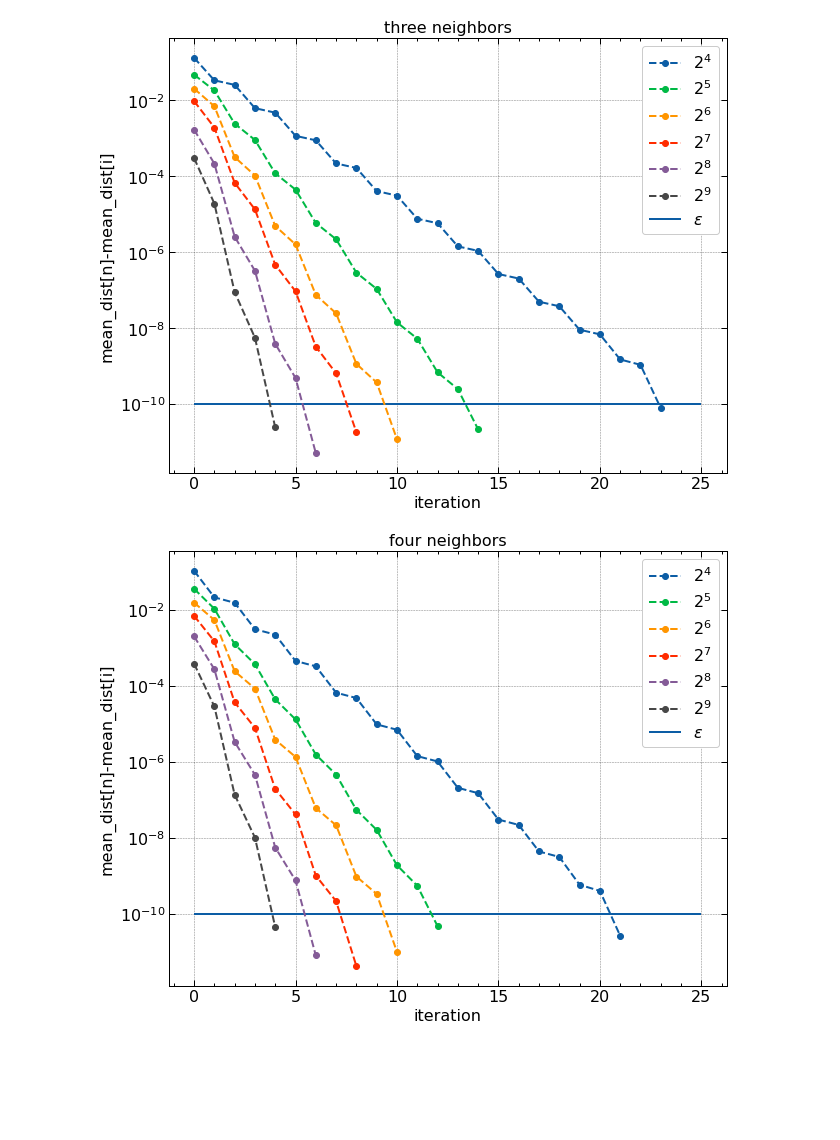
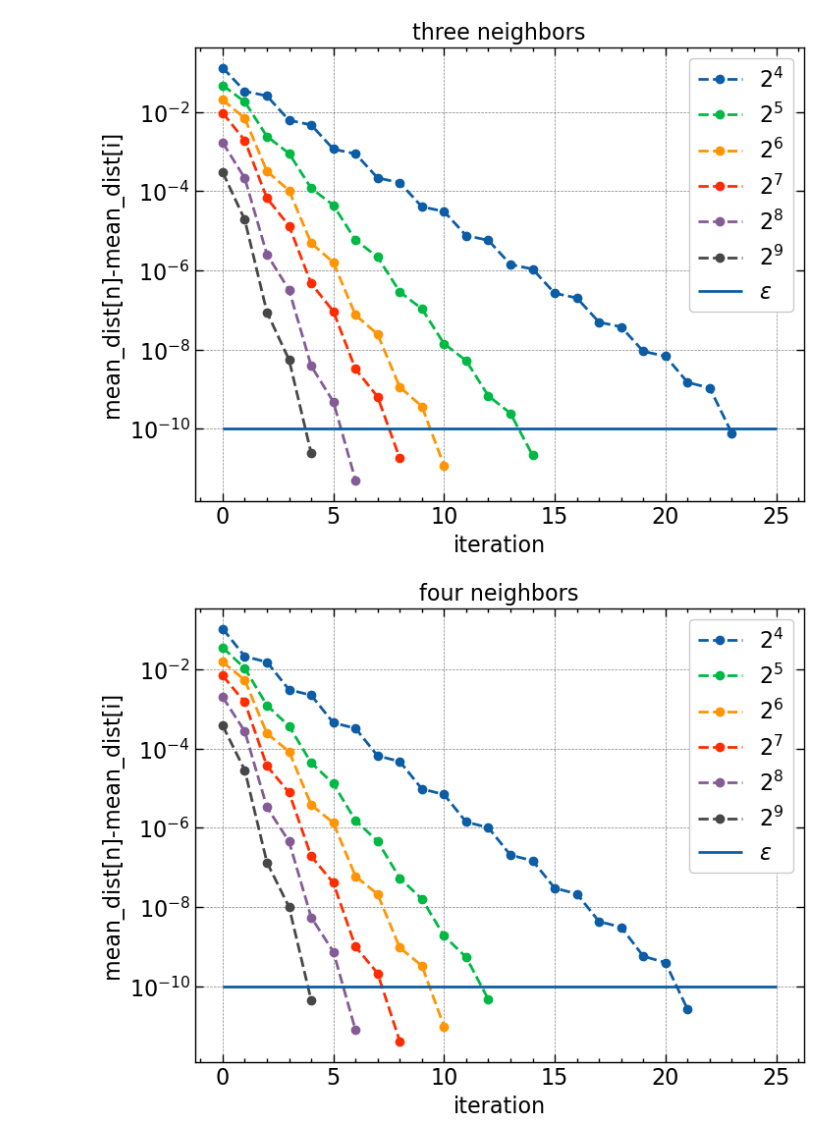
Before and after one commit to djrolfes/bachelor_thesis, a Jupyter notebook: tests.ipynb, the cells around one changed output. Drawn from its saved outputs; the diff is of its cells as text; code cells hidden in the pictures; blank space fills up the shorter version.

```diff
--- a/tests.ipynb
+++ b/tests.ipynb
@@ -30,3 +38,5 @@ plt.show()
+# %%
+figsize = (8,6)
 # %%
 from lattice_optimisation import lattice_optimizer
 from fibonacci import generate_vertices_angles
@@ -94,10 +98,7 @@ plt.show()
 # %%
-from lattice_optimisation import lattice_optimizer
-from fibonacci import generate_vertices_angles
-
 N = np.array([i for i in range(4,10)])
 eps = 1e-10
-plt.figure(figsize=(10,8))
+plt.figure(figsize=figsize)
 for exp in N:
     angles = generate_vertices_angles(2**exp)
     _,mean,arr = lattice_optimizer(angles, eps=eps, neighbors=3)
@@ -112,27 +113,24 @@ plt.title("three neighbors")
 plt.yscale("log")
 plt.show()
 # %% [output]
-[figure, old version]
+[figure, new version]
 # %%
-from lattice_optimisation import lattice_optimizer
-from fibonacci import generate_vertices_angles
-
 N = np.array([i for i in range(4,10)])
 eps = 1e-10
-plt.figure(figsize=(10,8))
+plt.figure(figsize=figsize)
 for exp in N:
     angles = generate_vertices_angles(2**exp)
     _,mean,arr = lattice_optimizer(angles, eps=eps, neighbors=4)
     arr = (mean-arr)[:-1]
     plt.plot(arr,"o--", label=rf"$2^{exp}$")
 
 plt.hlines(eps, 0,25, label=rf"$\epsilon$")
 plt.xlabel("iteration")
 plt.ylabel("mean_dist[n]-mean_dist[i]")
 plt.legend(loc="best")
 plt.title("four neighbors")
 plt.yscale("log")
 plt.show()
 # %% [output]
-[figure, old version]
+[figure, new version]
 # %%
```
Also changed, not shown: parts of 7 cells of this notebook.
